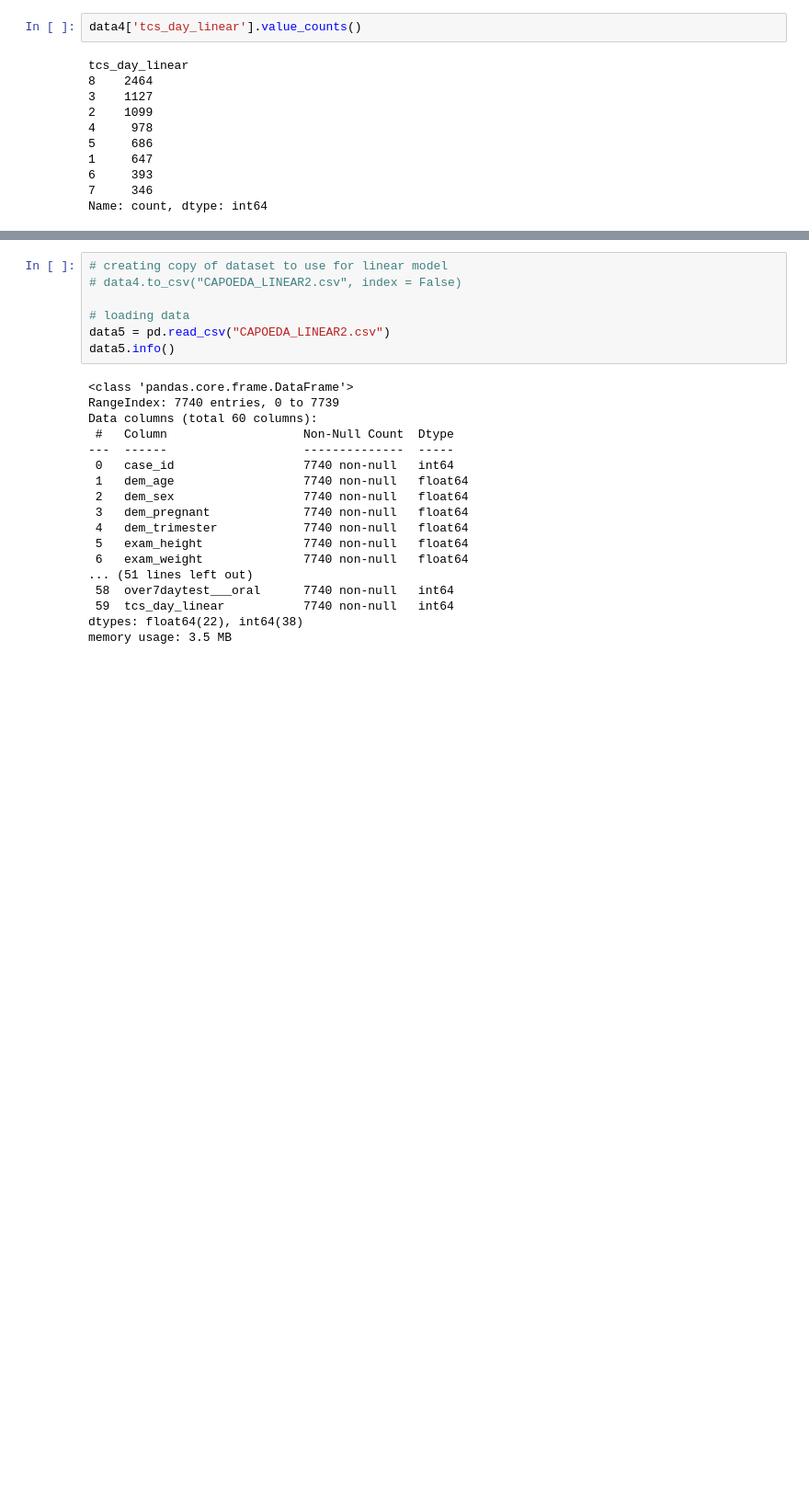
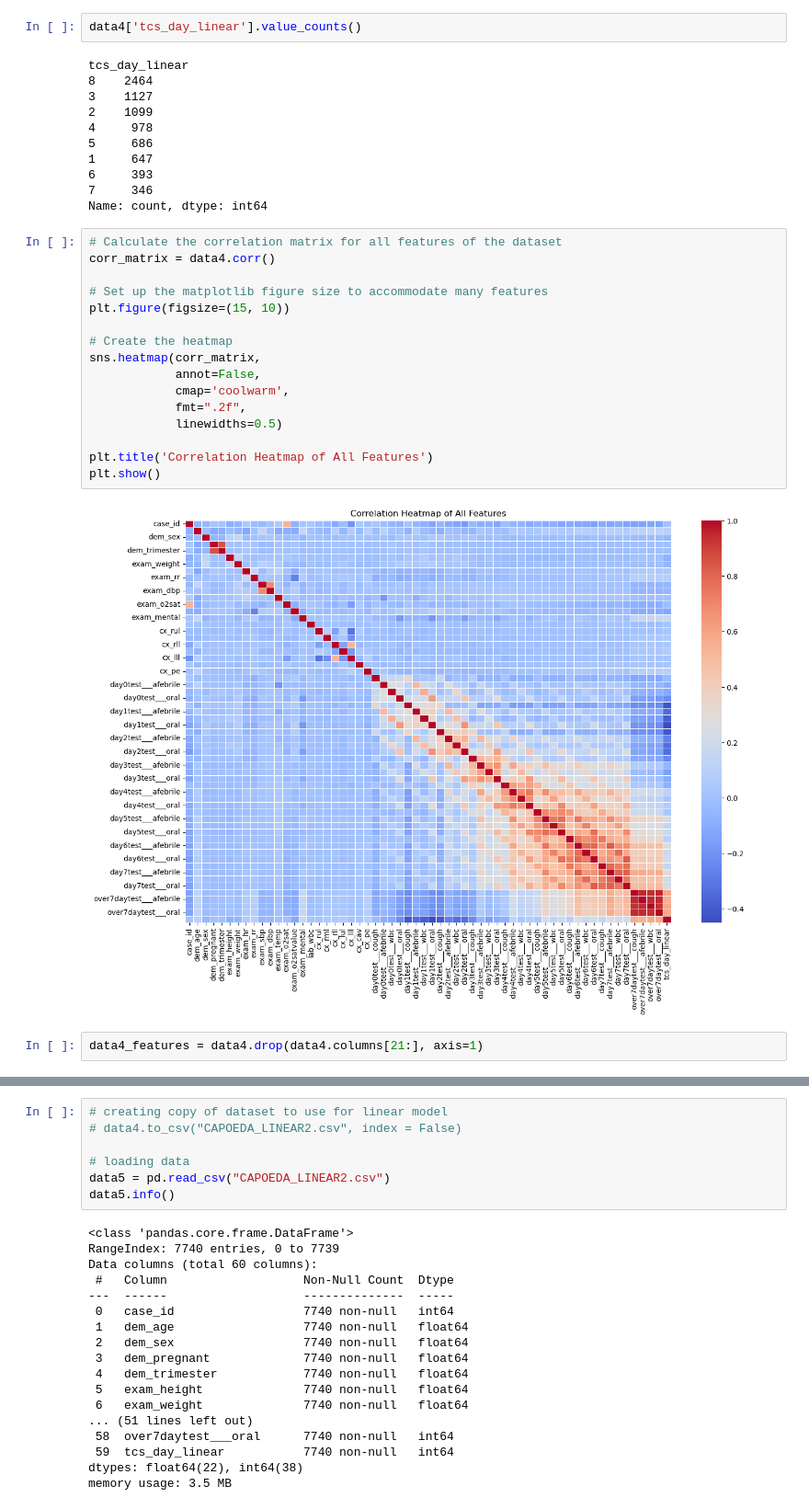
Before and after one commit to Nikola671/DS-450-01_Spring26_Team_Pineapple, a Jupyter notebook: Team Mini Project 2 - CAPO/CapoEDA.ipynb, the cells around one changed output, grey strips where cells are left out. Shown at 92% size. Cells and saved outputs as stored; diff of their text form; blank space fills up the shorter version.

```diff
--- a/Team Mini Project 2 - CAPO/CapoEDA.ipynb
+++ b/Team Mini Project 2 - CAPO/CapoEDA.ipynb
@@ -293,3 +452,23 @@ tcs_day_linear
 6     393
 7     346
 Name: count, dtype: int64
+# %%
+# Calculate the correlation matrix for all features of the dataset
+corr_matrix = data4.corr()
+
+# Set up the matplotlib figure size to accommodate many features
+plt.figure(figsize=(15, 10))
+
+# Create the heatmap
+sns.heatmap(corr_matrix,
+            annot=False,
+            cmap='coolwarm',
+            fmt=".2f",
+            linewidths=0.5)
+
+plt.title('Correlation Heatmap of All Features')
+plt.show()
+# %% [output]
+[figure, added]
+# %%
+data4_features = data4.drop(data4.columns[21:], axis=1)
```
Also changed, not shown: parts of 66 cells of this notebook.
